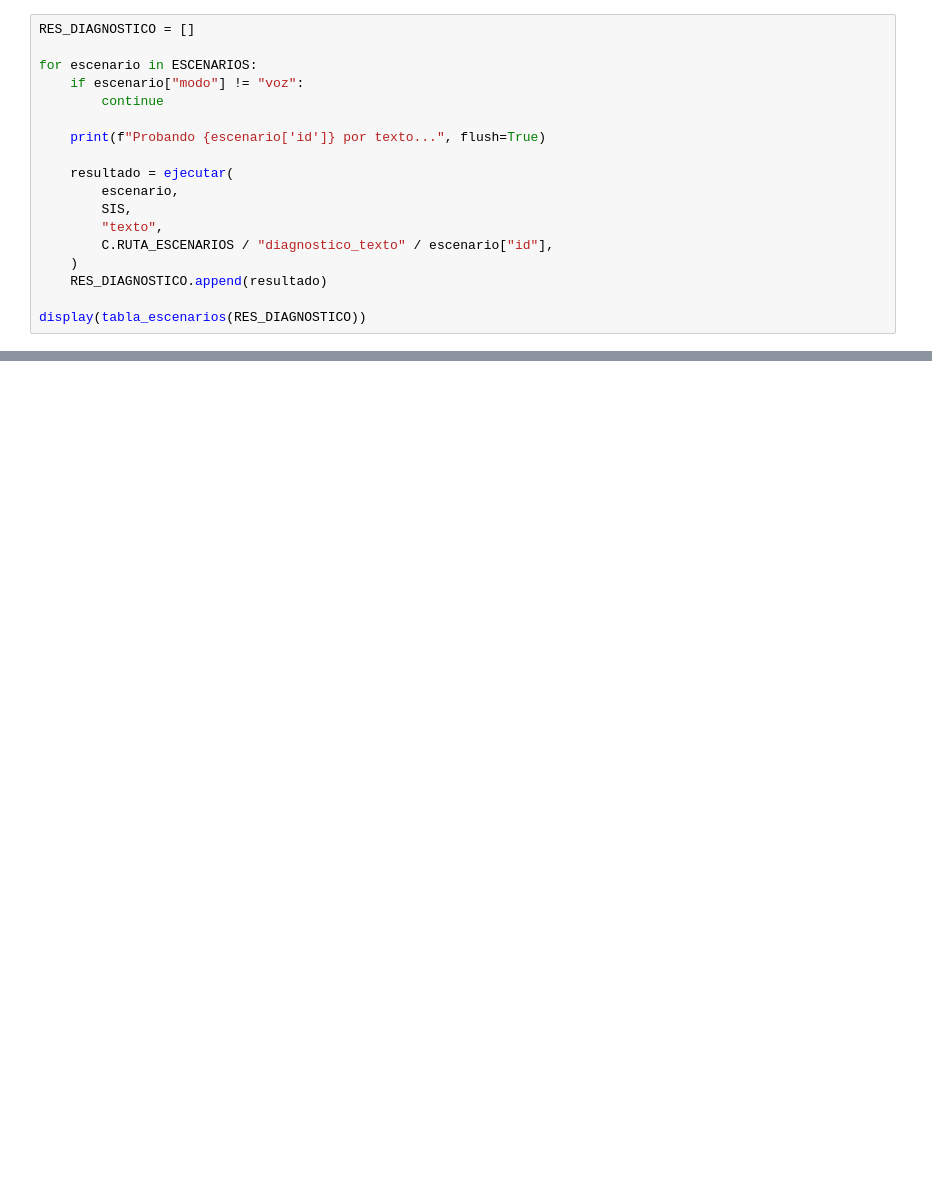
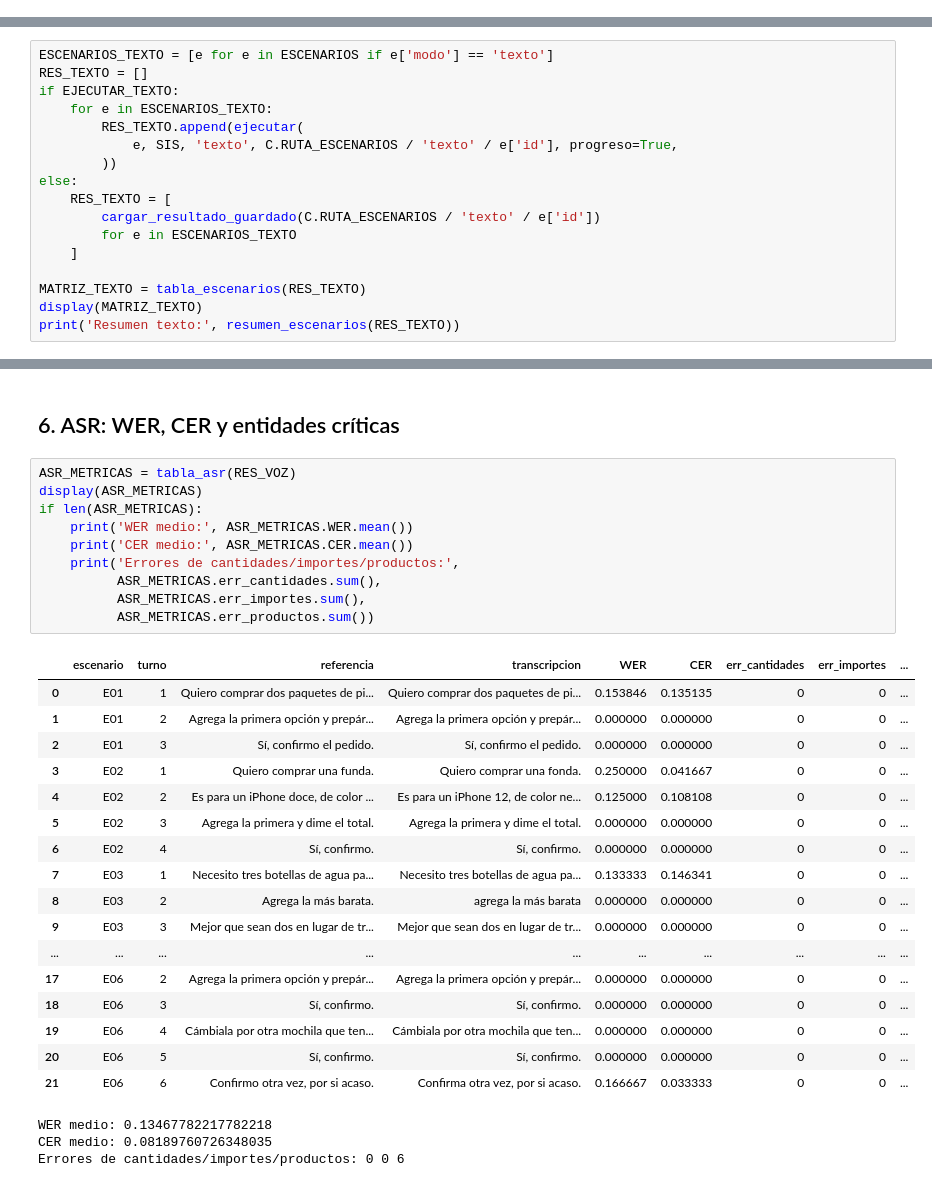
Before and after one commit to Codenid/asistente-compras-por-voz, a Jupyter notebook: notebooks/07_pruebas_y_resultados.ipynb, the cells around one changed output, grey strips where cells are left out. Cells and saved outputs as stored; diff of their text form; blank space fills up the shorter version.

```diff
--- a/notebooks/07_pruebas_y_resultados.ipynb
+++ b/notebooks/07_pruebas_y_resultados.ipynb
@@ -562,18 +0,0 @@ evidencia = {
-# %%
-RES_DIAGNOSTICO = []
-
-for escenario in ESCENARIOS:
-    if escenario["modo"] != "voz":
-        continue
-
-    print(f"Probando {escenario['id']} por texto...", flush=True)
-
-    resultado = ejecutar(
-        escenario,
-        SIS,
-        "texto",
-        C.RUTA_ESCENARIOS / "diagnostico_texto" / escenario["id"],
-    )
-    RES_DIAGNOSTICO.append(resultado)
-
-display(tabla_escenarios(RES_DIAGNOSTICO))
@@ -656,0 +88,17 @@ Operaciones:
+# %%
+ESCENARIOS_TEXTO = [e for e in ESCENARIOS if e['modo'] == 'texto']
+RES_TEXTO = []
+if EJECUTAR_TEXTO:
+    for e in ESCENARIOS_TEXTO:
+        RES_TEXTO.append(ejecutar(
+            e, SIS, 'texto', C.RUTA_ESCENARIOS / 'texto' / e['id'], progreso=True,
+        ))
+else:
+    RES_TEXTO = [
+        cargar_resultado_guardado(C.RUTA_ESCENARIOS / 'texto' / e['id'])
+        for e in ESCENARIOS_TEXTO
+    ]
+
+MATRIZ_TEXTO = tabla_escenarios(RES_TEXTO)
+display(MATRIZ_TEXTO)
+print('Resumen texto:', resumen_escenarios(RES_TEXTO))
@@ -656,0 +211,33 @@ Operaciones:
+# %% [markdown]
+## 6. ASR: WER, CER y entidades críticas
+# %%
+ASR_METRICAS = tabla_asr(RES_VOZ)
+display(ASR_METRICAS)
+if len(ASR_METRICAS):
+    print('WER medio:', ASR_METRICAS.WER.mean())
+    print('CER medio:', ASR_METRICAS.CER.mean())
+    print('Errores de cantidades/importes/productos:',
+          ASR_METRICAS.err_cantidades.sum(),
+          ASR_METRICAS.err_importes.sum(),
+          ASR_METRICAS.err_productos.sum())
+# %% [output]
+|  | escenario | turno | referencia | transcripcion | WER | CER | err_cantidades | err_importes | ... |
+| 0 | E01 | 1 | Quiero comprar dos paquetes de pi... | Quiero comprar dos paquetes de pi... | 0.153846 | 0.135135 | 0 | 0 | ... |
+| 1 | E01 | 2 | Agrega la primera opción y prepár... | Agrega la primera opción y prepár... | 0.000000 | 0.000000 | 0 | 0 | ... |
+| 2 | E01 | 3 | Sí, confirmo el pedido. | Sí, confirmo el pedido. | 0.000000 | 0.000000 | 0 | 0 | ... |
+| 3 | E02 | 1 | Quiero comprar una funda. | Quiero comprar una fonda. | 0.250000 | 0.041667 | 0 | 0 | ... |
+| 4 | E02 | 2 | Es para un iPhone doce, de color ... | Es para un iPhone 12, de color ne... | 0.125000 | 0.108108 | 0 | 0 | ... |
+| 5 | E02 | 3 | Agrega la primera y dime el total. | Agrega la primera y dime el total. | 0.000000 | 0.000000 | 0 | 0 | ... |
+| 6 | E02 | 4 | Sí, confirmo. | Sí, confirmo. | 0.000000 | 0.000000 | 0 | 0 | ... |
+| 7 | E03 | 1 | Necesito tres botellas de agua pa... | Necesito tres botellas de agua pa... | 0.133333 | 0.146341 | 0 | 0 | ... |
+| 8 | E03 | 2 | Agrega la más barata. | agrega la más barata | 0.000000 | 0.000000 | 0 | 0 | ... |
+| 9 | E03 | 3 | Mejor que sean dos en lugar de tr... | Mejor que sean dos en lugar de tr... | 0.000000 | 0.000000 | 0 | 0 | ... |
+| ... | ... | ... | ... | ... | ... | ... | ... | ... | ... |
+| 17 | E06 | 2 | Agrega la primera opción y prepár... | Agrega la primera opción y prepár... | 0.000000 | 0.000000 | 0 | 0 | ... |
+| 18 | E06 | 3 | Sí, confirmo. | Sí, confirmo. | 0.000000 | 0.000000 | 0 | 0 | ... |
+| 19 | E06 | 4 | Cámbiala por otra mochila que ten... | Cámbiala por otra mochila que ten... | 0.000000 | 0.000000 | 0 | 0 | ... |
+| 20 | E06 | 5 | Sí, confirmo. | Sí, confirmo. | 0.000000 | 0.000000 | 0 | 0 | ... |
+| 21 | E06 | 6 | Confirmo otra vez, por si acaso. | Confirma otra vez, por si acaso. | 0.166667 | 0.033333 | 0 | 0 | ... |
+WER medio: 0.13467782217782218
+CER medio: 0.08189760726348035
+Errores de cantidades/importes/productos: 0 0 6
```
Also changed, not shown: parts of 50 cells of this notebook, 4 other files.
